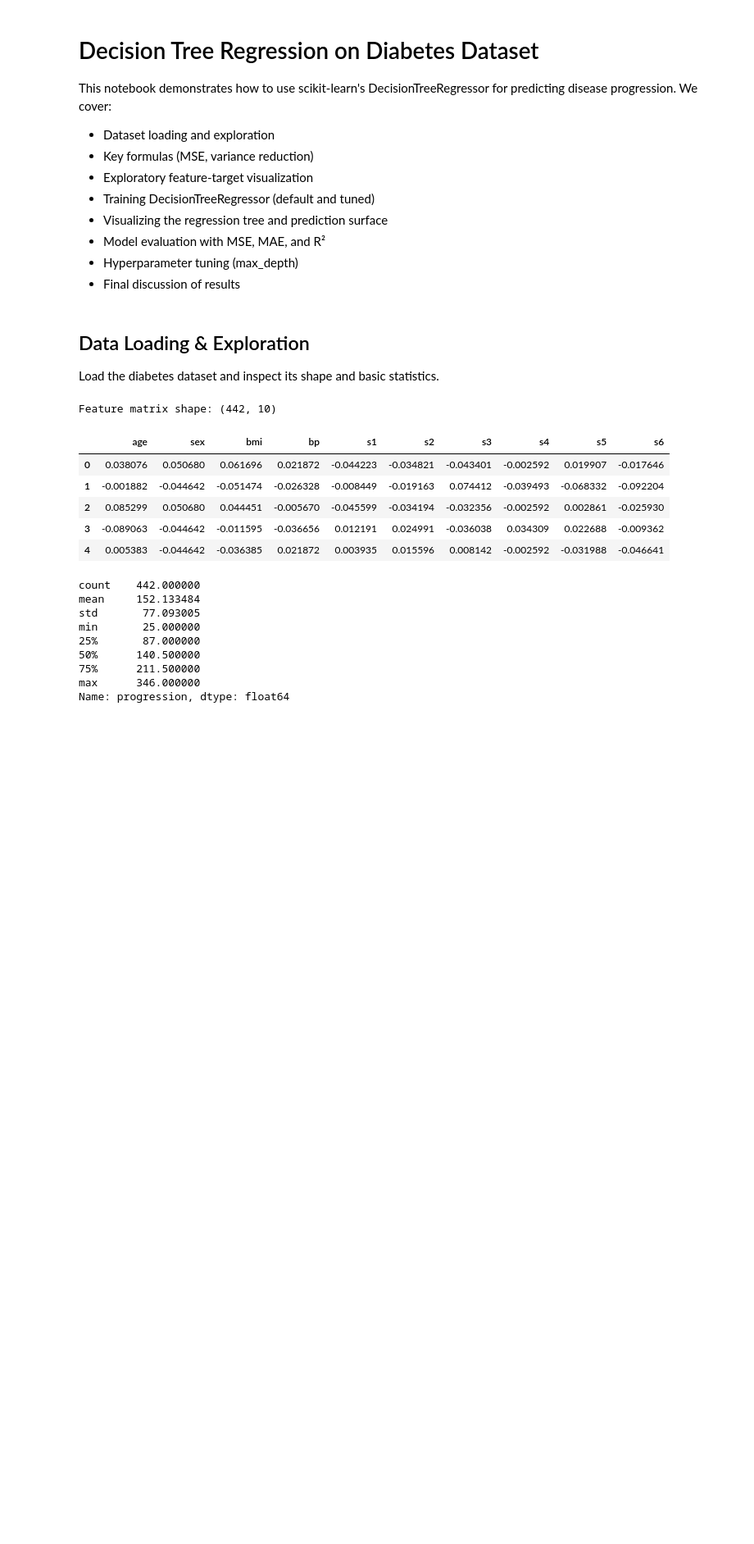
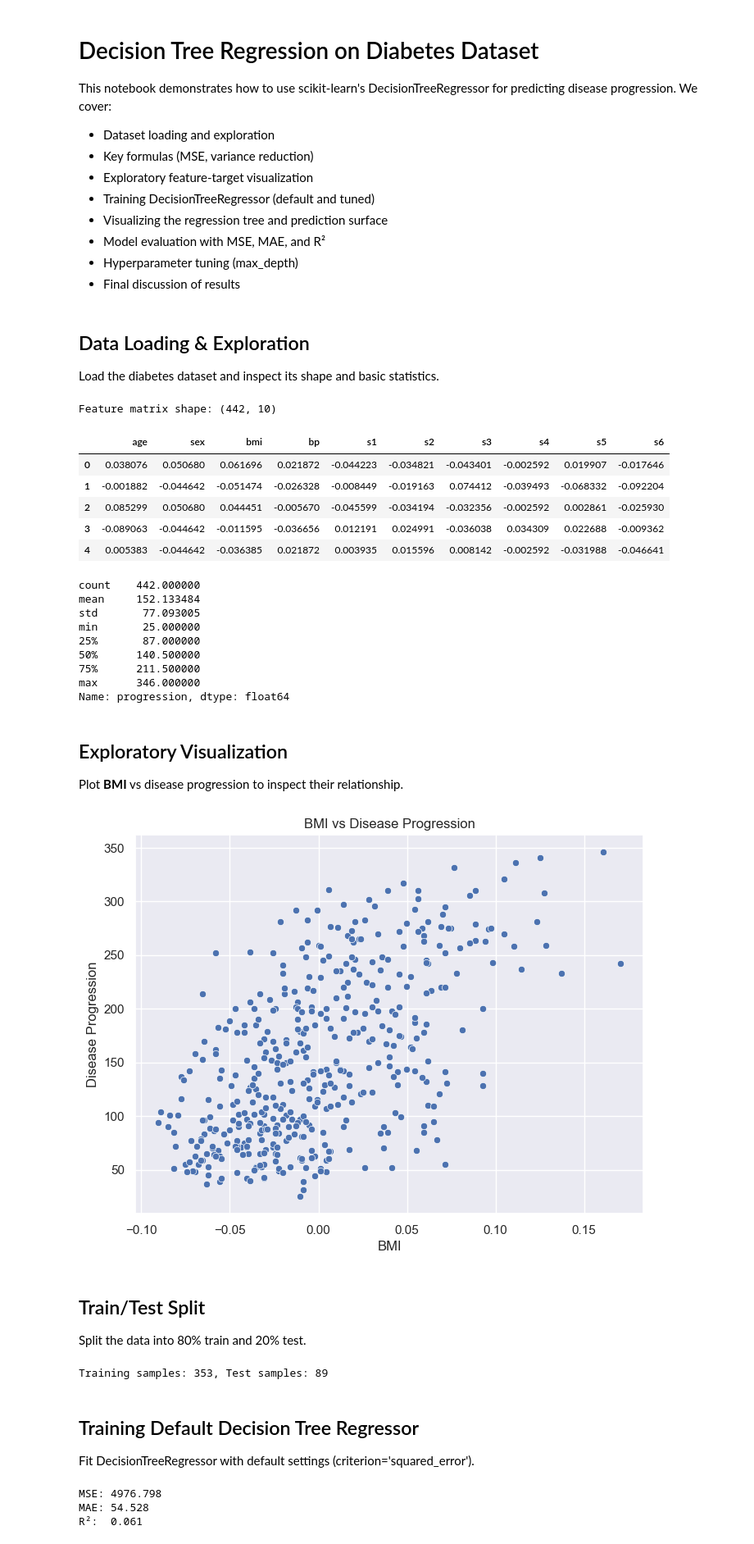
Before and after one commit to t0dd26/CMOR438-Spring-2025, a Jupyter notebook: Supervised ML/Regression/DecisionTreeRegression.ipynb, the cells around one changed output. Shown at 82% size. Cells and saved outputs as stored; diff of their text form; code cells hidden in the pictures; blank space fills up the shorter version.

Commit message:
Tree Reg 2

```diff
--- a/Supervised ML/Regression/DecisionTreeRegression.ipynb
+++ b/Supervised ML/Regression/DecisionTreeRegression.ipynb
@@ -48,3 +48,39 @@ min       25.000000
 75%      211.500000
 max      346.000000
 Name: progression, dtype: float64
+# %% [markdown]
+## Exploratory Visualization
+Plot **BMI** vs disease progression to inspect their relationship.
+# %%
+plt.figure(figsize=(8,6))
+sns.scatterplot(x=X['bmi'], y=y)
+plt.xlabel('BMI')
+plt.ylabel('Disease Progression')
+plt.title('BMI vs Disease Progression')
+plt.show()
+# %% [output]
+[figure, added]
+# %% [markdown]
+## Train/Test Split
+Split the data into 80% train and 20% test.
+# %%
+X_train, X_test, y_train, y_test = train_test_split(
+    X, y, test_size=0.2, random_state=42
+)
+print(f"Training samples: {X_train.shape[0]}, Test samples: {X_test.shape[0]}")
+# %% [output]
+Training samples: 353, Test samples: 89
+# %% [markdown]
+## Training Default Decision Tree Regressor
+Fit DecisionTreeRegressor with default settings (criterion='squared_error').
+# %%
+reg = DecisionTreeRegressor(random_state=42)
+reg.fit(X_train, y_train)
+y_pred = reg.predict(X_test)
+print(f"MSE: {mean_squared_error(y_test, y_pred):.3f}")
+print(f"MAE: {mean_absolute_error(y_test, y_pred):.3f}")
+print(f"R²:  {r2_score(y_test, y_pred):.3f}")
+# %% [output]
+MSE: 4976.798
+MAE: 54.528
+R²:  0.061
```
Also changed, not shown: parts of 4 cells of this notebook.
